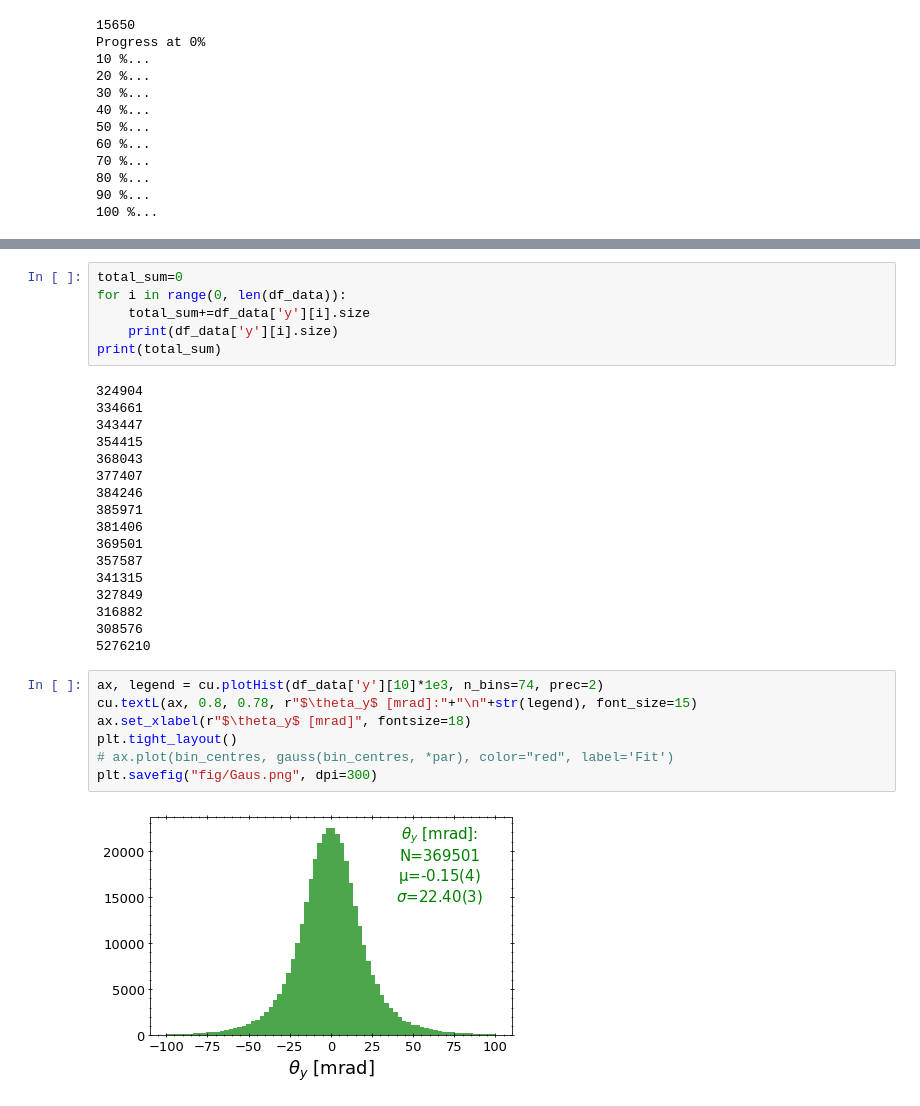
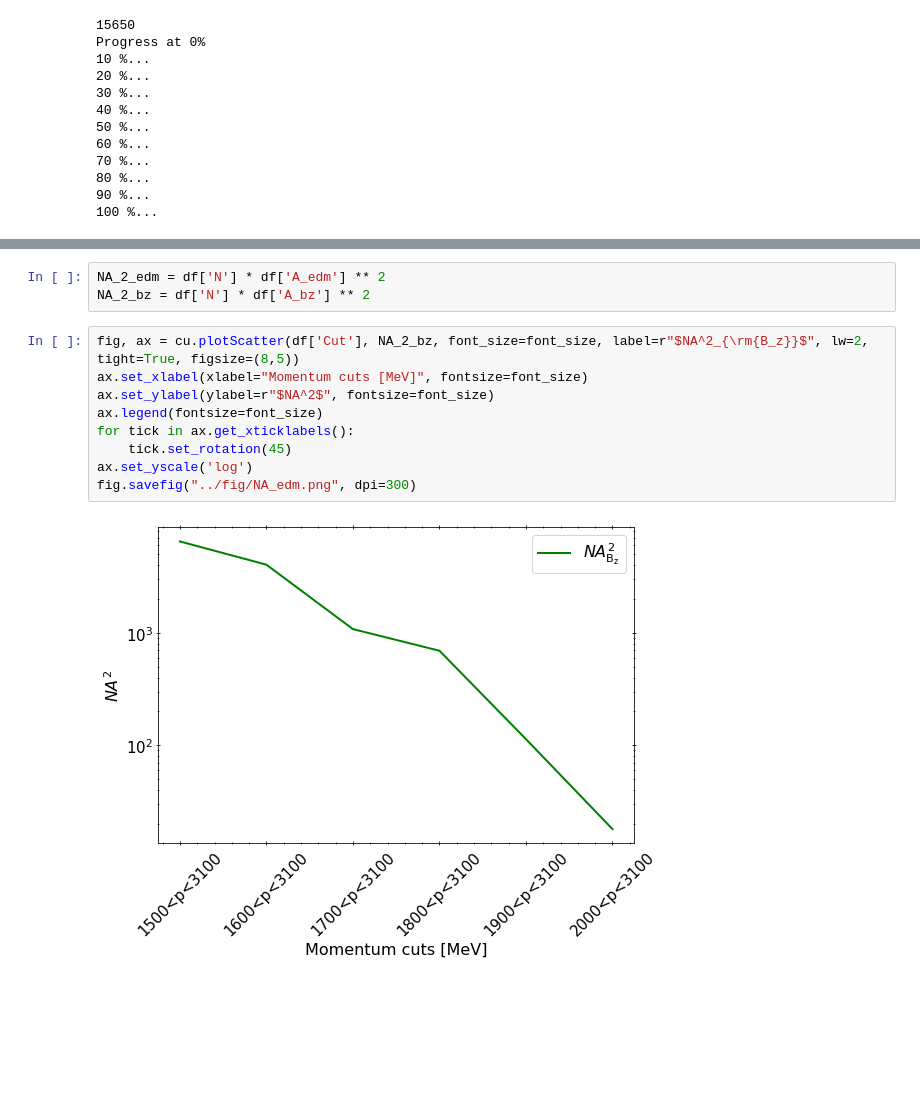
Before and after one commit to glukicov/EDMTracking, a Jupyter notebook: JupyterNB/Misc.ipynb, the cells around one changed output, grey strips where cells are left out. Cells and saved outputs as stored; diff of their text form; blank space fills up the shorter version.

```diff
--- a/JupyterNB/Misc.ipynb
+++ b/JupyterNB/Misc.ipynb
@@ -95,32 +64,14 @@ plt.savefig("fig/chi2.png", dpi=300)
-# %%
-total_sum=0
-for i in range(0, len(df_data)):
-    total_sum+=df_data['y'][i].size
-    print(df_data['y'][i].size)
-print(total_sum)
-# %% [output]
-324904
-334661
-343447
-354415
-368043
-377407
-384246
-385971
-381406
-369501
-357587
-341315
-327849
-316882
-308576
-5276210
-# %%
-ax, legend = cu.plotHist(df_data['y'][10]*1e3, n_bins=74, prec=2)
-cu.textL(ax, 0.8, 0.78, r"$\theta_y$ [mrad]:"+"\n"+str(legend), font_size=15)
-ax.set_xlabel(r"$\theta_y$ [mrad]", fontsize=18)
-plt.tight_layout()
-# ax.plot(bin_centres, gauss(bin_centres, *par), color="red", label='Fit')
-plt.savefig("fig/Gaus.png", dpi=300)
-# %% [output]
-[figure, removed]
+# %%
+NA_2_edm = df['N'] * df['A_edm'] ** 2
+NA_2_bz = df['N'] * df['A_bz'] ** 2
+# %%
+fig, ax = cu.plotScatter(df['Cut'], NA_2_bz, font_size=font_size, label=r"$NA^2_{\rm{B_z}}$", lw=2, tight=True, figsize=(8,5))
+ax.set_xlabel(xlabel="Momentum cuts [MeV]", fontsize=font_size)
+ax.set_ylabel(ylabel=r"$NA^2$", fontsize=font_size)
+ax.legend(fontsize=font_size)
+for tick in ax.get_xticklabels():
+    tick.set_rotation(45)
+ax.set_yscale('log')
+fig.savefig("../fig/NA_edm.png", dpi=300)
+# %% [output]
+[figure, added]
```
Also changed, not shown: parts of 8 cells of this notebook, 4 other files.
